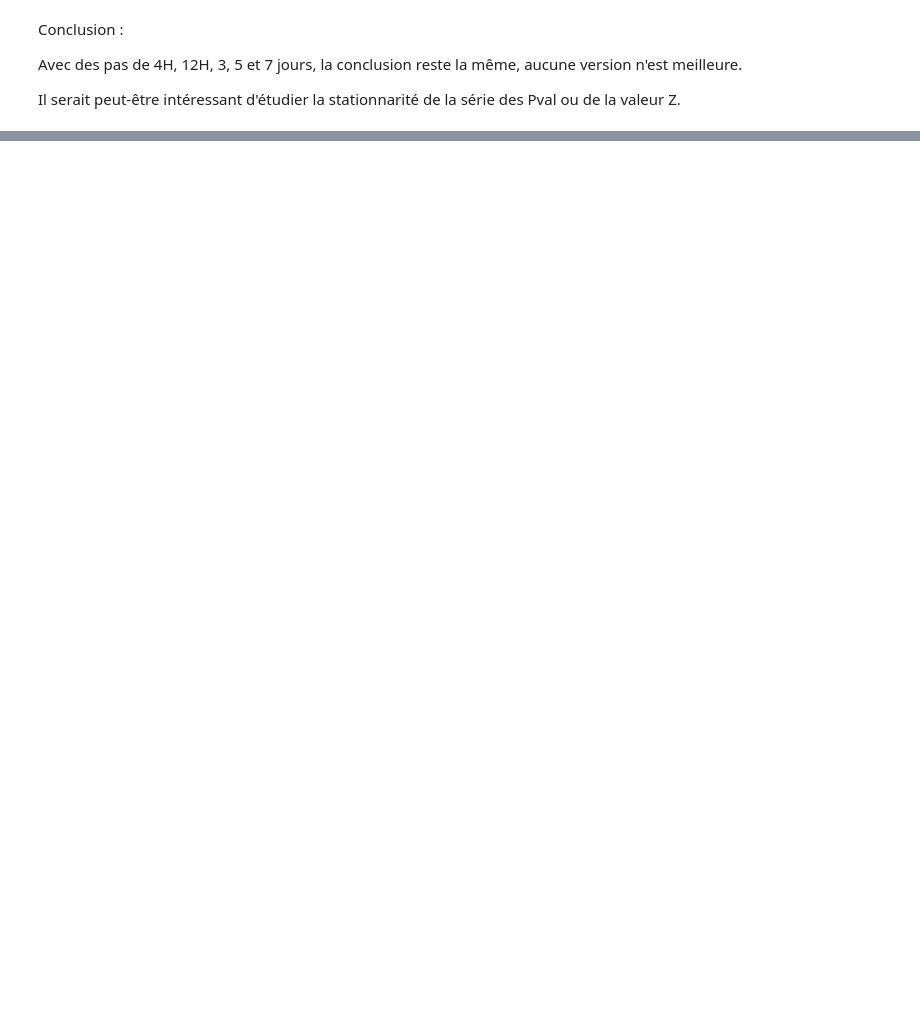
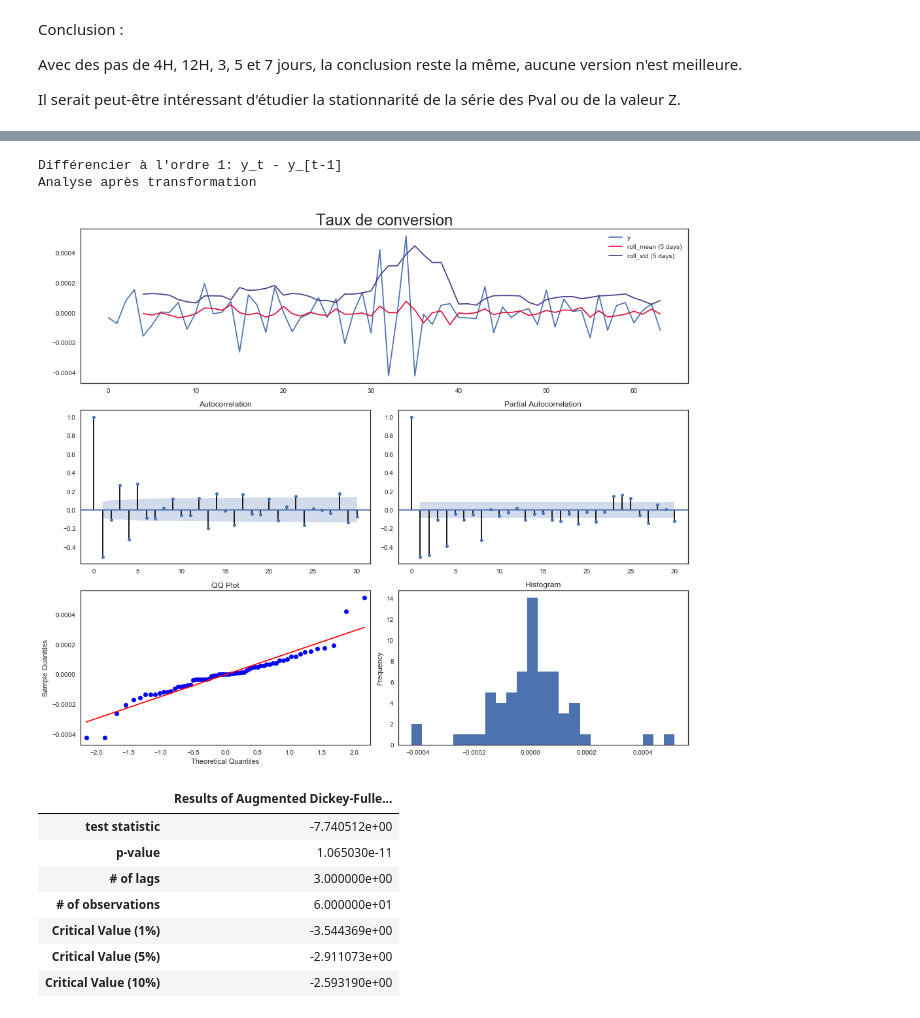
Before and after one commit to mariondechallens/1000mercis, a Jupyter notebook: Analyses/Annonceur1_campagne3_visite_2pages.ipynb, the cells around one changed output, grey strips where cells are left out. Cells and saved outputs as stored; diff of their text form; code cells hidden in the pictures; blank space fills up the shorter version.

Commit message:
Rajout Dickey-Fuller

```diff
--- a/Analyses/Annonceur1_campagne3_visite_2pages.ipynb
+++ b/Analyses/Annonceur1_campagne3_visite_2pages.ipynb
@@ -232,0 +178,14 @@ Il serait peut-être intéressant d'étudier la stationnarité de la série des
+# %%
+transformer(dataA,"diff1")
+# %% [output]
+Différencier à l'ordre 1: y_t - y_[t-1]
+Analyse après transformation
+[figure, added]
+|  | Results of Augmented Dickey-Fulle... |
+| test statistic | -7.740512e+00 |
+| p-value | 1.065030e-11 |
+| # of lags | 3.000000e+00 |
+| # of observations | 6.000000e+01 |
+| Critical Value (1%) | -3.544369e+00 |
+| Critical Value (5%) | -2.911073e+00 |
+| Critical Value (10%) | -2.593190e+00 |
```
Also changed, not shown: parts of 13 cells of this notebook, 1 other file.
